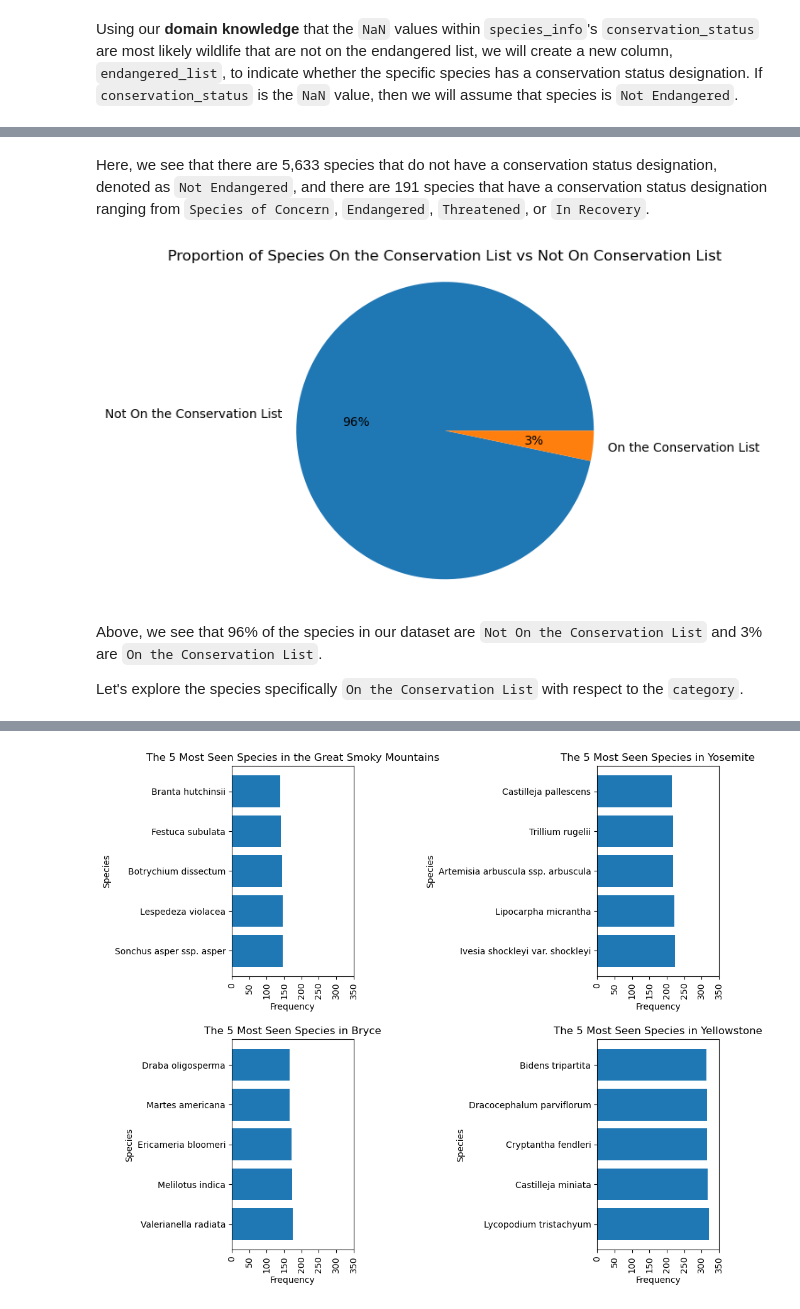
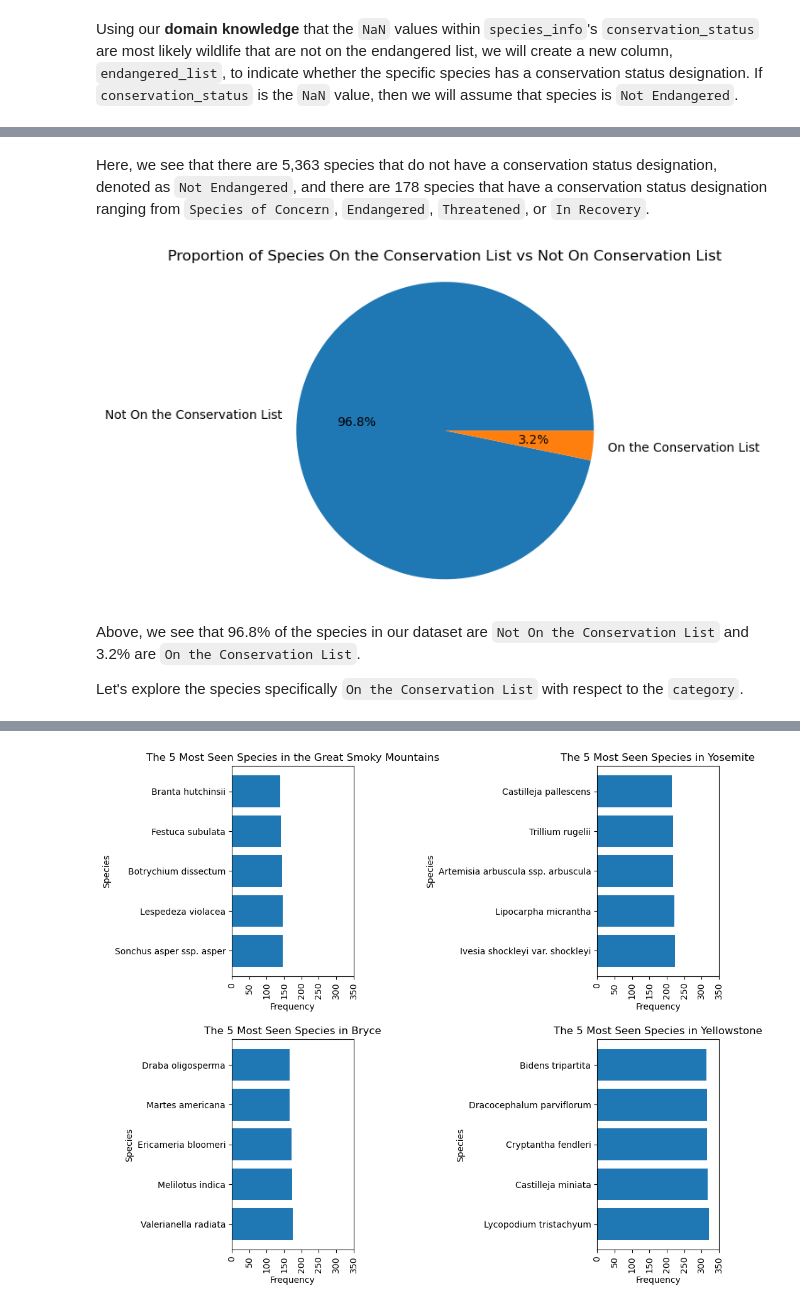
Before and after one commit to thejjserg/biodiversity, a Jupyter notebook: biodiversity_starter/biodiversity.ipynb, the cells around one changed output, grey strips where cells are left out. Drawn from its saved outputs; the diff is of its cells as text; code cells hidden in the pictures.

```diff
--- a/biodiversity_starter/biodiversity.ipynb
+++ b/biodiversity_starter/biodiversity.ipynb
@@ -297,23 +297,23 @@ On the Conservation List         191
 Name: count, dtype: int64
 # %% [markdown]
-Here, we see that there are 5,633 species that do not have a conservation status designation, denoted as `Not Endangered`, and there are 191 species that have a conservation status designation ranging from `Species of Concern`, `Endangered`, `Threatened`, or `In Recovery`.
+Here, we see that there are 5,363 species that do not have a conservation status designation, denoted as `Not Endangered`, and there are 178 species that have a conservation status designation ranging from `Species of Concern`, `Endangered`, `Threatened`, or `In Recovery`.
 # %%
 # Pie Chart for Conservation Status
 plt.pie(species_info.endangered_list.value_counts(),
-       autopct = "%d%%",
+       autopct = "%.1f%%",
        labels = species_info.endangered_list.dropna().unique())
 
 # Create Labels for the Plot
 plt.axis("equal")
 plt.title("Proportion of Species On the Conservation List vs Not On Conservation List")
 
 # Show and Close the Plot
 plt.show()
 plt.close()
 # %% [output]
-[figure, old version]
+[figure, new version]
 # %% [markdown]
-Above, we see that 96% of the species in our dataset are `Not On the Conservation List` and 3% are `On the Conservation List`.
+Above, we see that 96.8% of the species in our dataset are `Not On the Conservation List` and 3.2% are `On the Conservation List`.
 
 Let's explore the species specifically `On the Conservation List` with respect to the `category`.
 # %%
```
Also changed, not shown: parts of 18 cells of this notebook.
